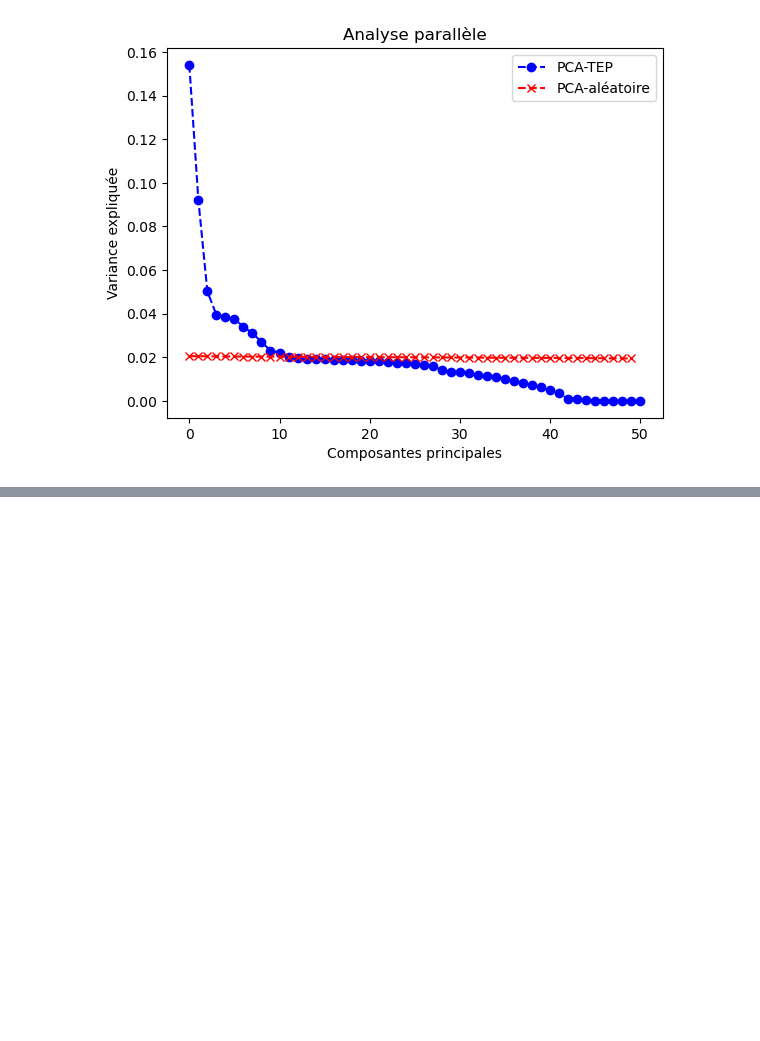
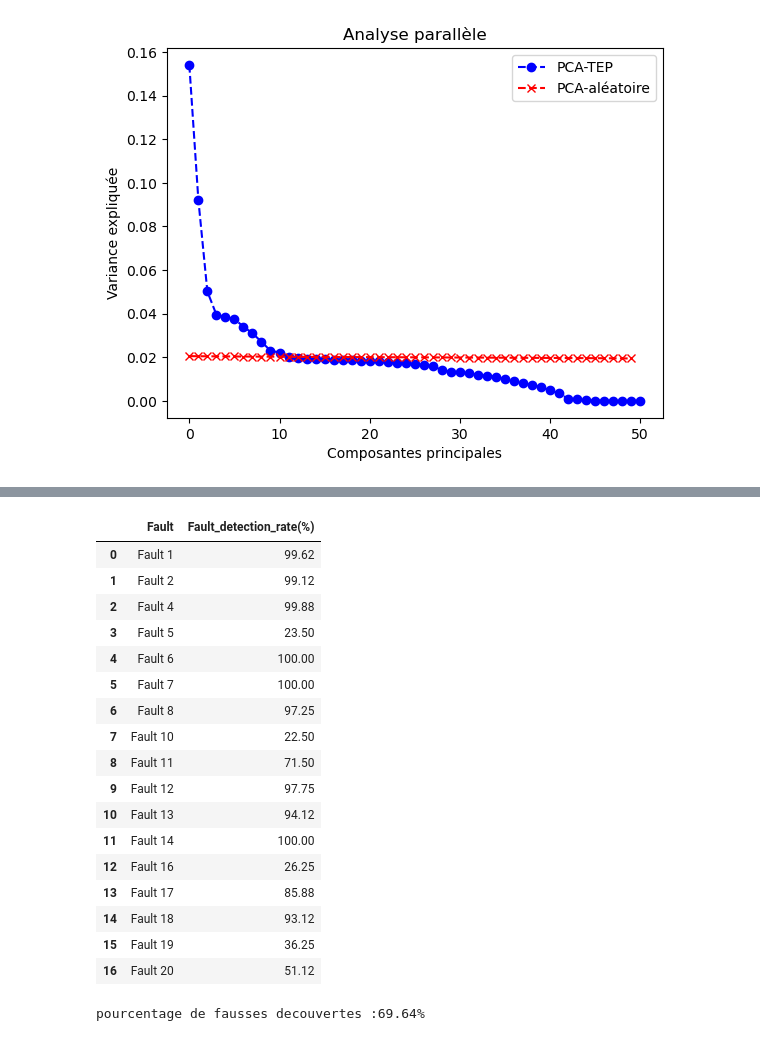
Before and after one commit to AbdoulRahimeDiallo/quantifying_alarm_fatigue_caused_by_fault_and_defect_detection_systems, a Jupyter notebook: examples/academic_case_study.ipynb, the cells around one changed output, grey strips where cells are left out. Cells and saved outputs as stored; diff of their text form; code cells hidden in the pictures; blank space fills up the shorter version.

```diff
--- a/examples/academic_case_study.ipynb
+++ b/examples/academic_case_study.ipynb
@@ -120,0 +236,9 @@ plt.show()
+# %%
+for fault in range(1,21):
+    if fault in [3, 9, 15]:
+        continue
+    faulty = faulty_test[(faulty_test['faultNumber']==fault)&(faulty_test['sample']>160)]
+    faulty_spe_bis = model_bis.calculate_spe(faulty[sensors])
+    print(f'Fault Number = {fault}\n-----------------------')
+    print('Threshold with a nominal risk of 1% of false alarm')
+    fault_detection_rate(faulty_spe_bis,model_bis.Q_lim)
@@ -120,0 +263,12 @@ plt.show()
+# %%
+detection_rate_bis = []
+total_detected_fault_bis = 0
+for fault in range(1,21):
+    if fault in [3, 9, 15]:
+        continue
+    faulty = faulty_test[(faulty_test['faultNumber']==fault)&(faulty_test['sample']>160)]
+    faulty_spe_bis = model_bis.calculate_spe(faulty[sensors])
+    detected_fault_bis,f_detection_r_bis= fault_detection_rate(faulty_spe_bis,model_bis.Q_lim)
+    detection_rate_bis.append([f"Fault {fault}", f_detection_r_bis])
+    total_detected_fault_bis += detected_fault_bis
+results_bis = pd.DataFrame(detection_rate_bis, columns=["Fault", "Fault_detection_rate(%)"])
@@ -120,0 +293,25 @@ plt.show()
+# %%
+results_bis
+# %% [output]
+|  | Fault | Fault_detection_rate(%) |
+| 0 | Fault 1 | 99.62 |
+| 1 | Fault 2 | 99.12 |
+| 2 | Fault 4 | 99.88 |
+| 3 | Fault 5 | 23.50 |
+| 4 | Fault 6 | 100.00 |
+| 5 | Fault 7 | 100.00 |
+| 6 | Fault 8 | 97.25 |
+| 7 | Fault 10 | 22.50 |
+| 8 | Fault 11 | 71.50 |
+| 9 | Fault 12 | 97.75 |
+| 10 | Fault 13 | 94.12 |
+| 11 | Fault 14 | 100.00 |
+| 12 | Fault 16 | 26.25 |
+| 13 | Fault 17 | 85.88 |
+| 14 | Fault 18 | 93.12 |
+| 15 | Fault 19 | 36.25 |
+| 16 | Fault 20 | 51.12 |
+# %%
+false_discovery_rate(n_false_positive=false_positive_bis,n_detected_fault=total_detected_fault_bis)
+# %% [output]
+pourcentage de fausses decouvertes :69.64%
```
Also changed, not shown: parts of 22 cells of this notebook, 5 other files.
